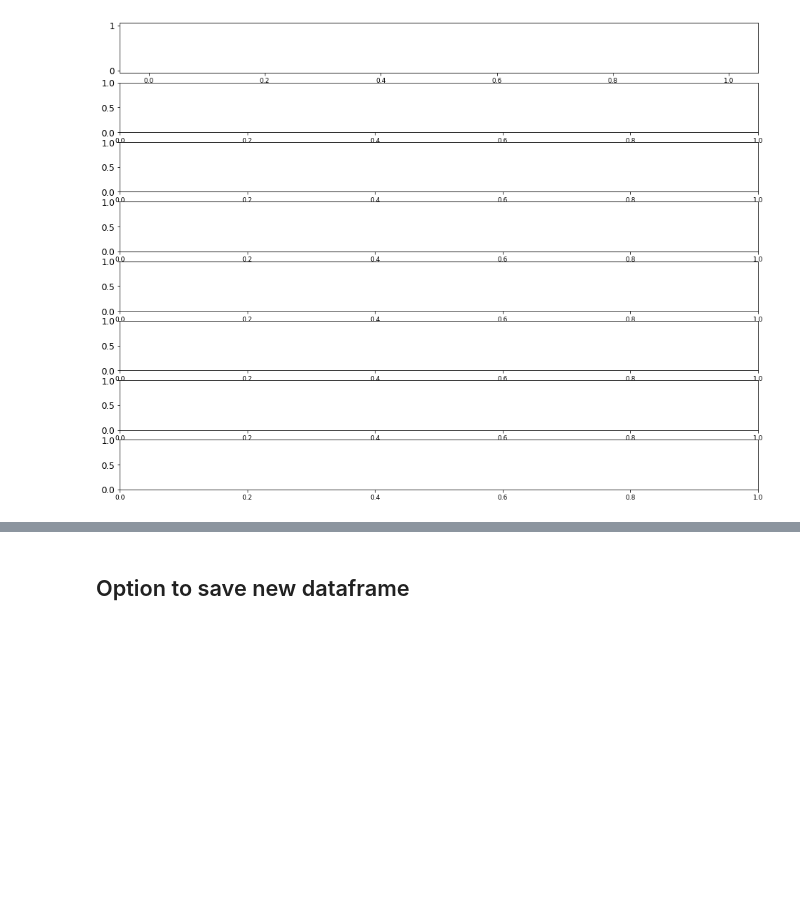
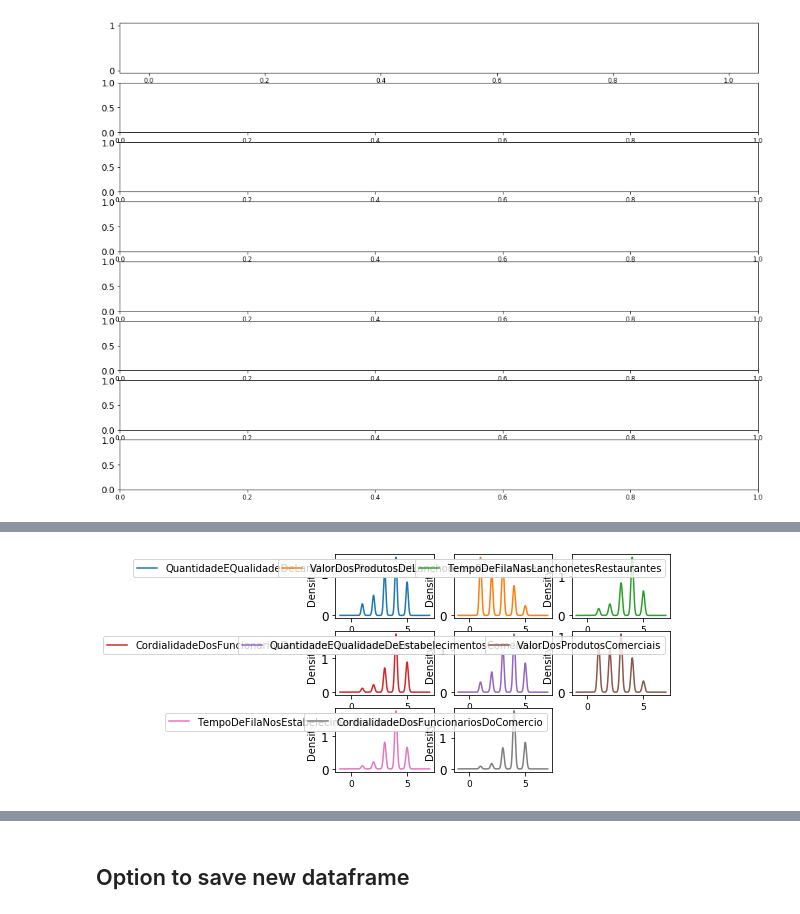
Before and after one commit to LeniceMirian/CAP394, a Jupyter notebook: Operating Performance_Airport Commercial Indicators.ipynb, the cells around one changed output, grey strips where cells are left out. Drawn from its saved outputs; the diff is of its cells as text; code cells hidden in the pictures; blank space fills up the shorter version.

```diff
--- a/Operating Performance_Airport Commercial Indicators.ipynb
+++ b/Operating Performance_Airport Commercial Indicators.ipynb
@@ -1384,6 +1381,8 @@ plt.legend('QVQV', ncol=4, loc='upper left')
 # %%
-#newdf2.plot(kind='density', subplots=True, layout=(3,3), sharex=False)
-#plt.show()
+newdf2.plot(kind='density', subplots=True, layout=(3,3), sharex=False)
+plt.show()
+# %% [output]
+[figure, added]
 # %%
 newdf2.plot(kind='box', subplots=True, layout=(3,3), sharex=False, sharey=False)
 plt.show()
```
Also changed, not shown: parts of 4 cells of this notebook.
